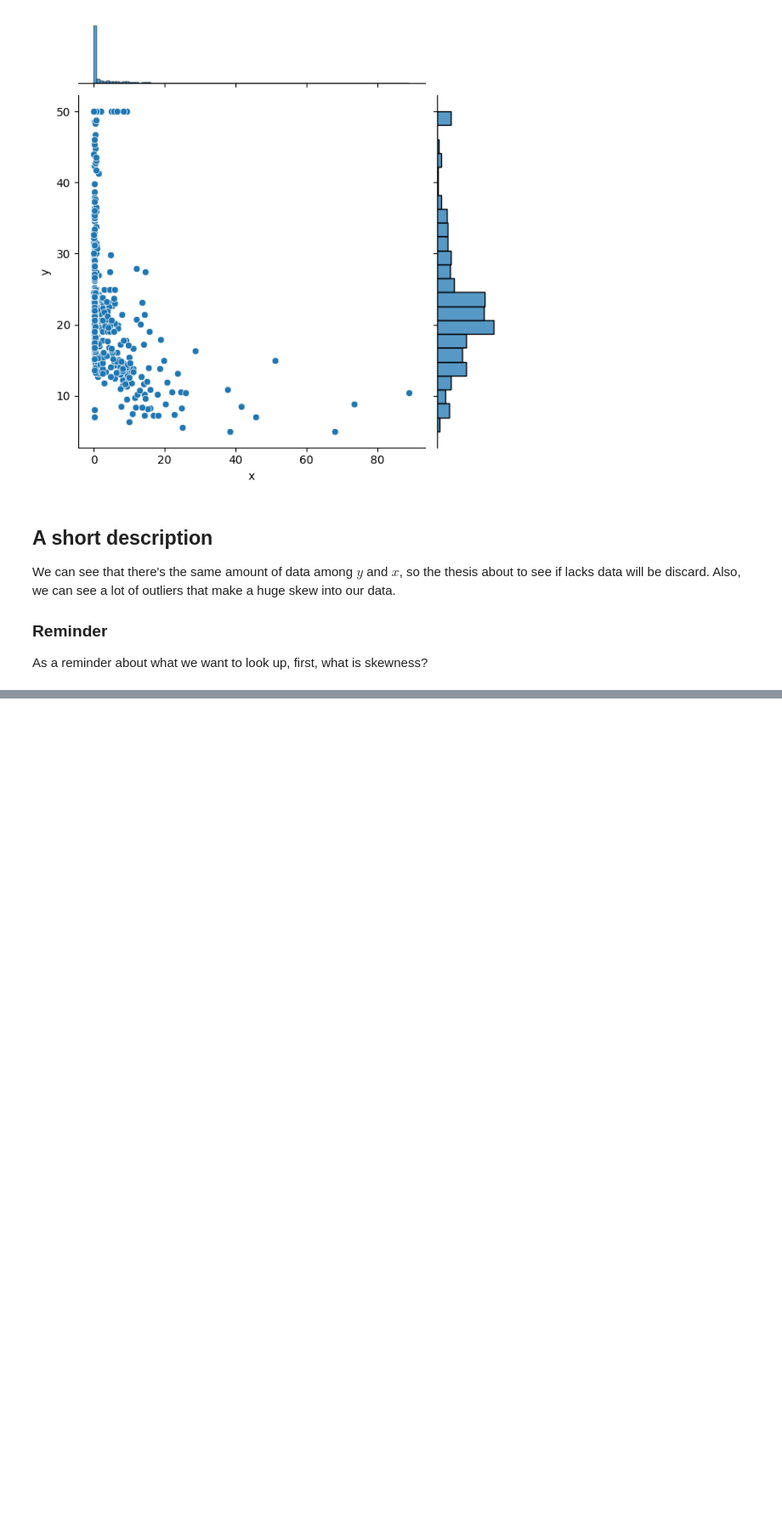
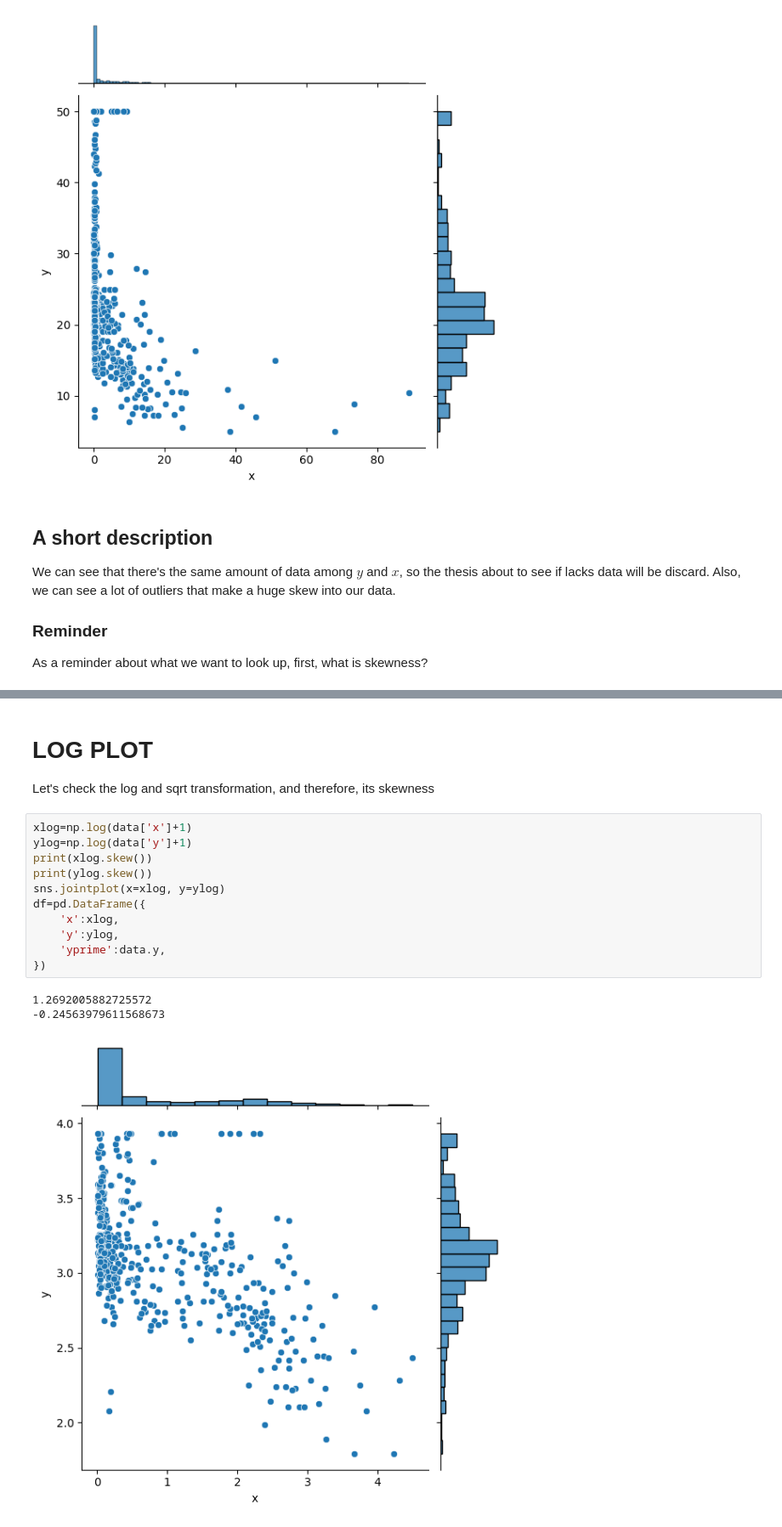
Before and after one commit to JoseAdrianRodriguezGonzalez/Linear-predictor, a Jupyter notebook: src/first/test.ipynb, the cells around one changed output, grey strips where cells are left out. Shown at 85% size. Saved outputs shown, nothing was run; the diff lists cells and outputs as text; blank space fills up the shorter version.

```diff
--- a/src/first/test.ipynb
+++ b/src/first/test.ipynb
@@ -43,0 +86,18 @@ As a reminder about what we want to look up, first, what is skewness?
+# %% [markdown]
+# LOG PLOT
+Let's check the log and sqrt transformation, and therefore, its skewness
+# %%
+xlog=np.log(data['x']+1)
+ylog=np.log(data['y']+1)
+print(xlog.skew())
+print(ylog.skew())
+sns.jointplot(x=xlog, y=ylog)
+df=pd.DataFrame({
+    'x':xlog,
+    'y':ylog,
+    'yprime':data.y,
+})
+# %% [output]
+1.2692005882725572
+-0.24563979611568673
+[figure, added]
```
Also changed, not shown: parts of 49 cells of this notebook, 9 other files.
